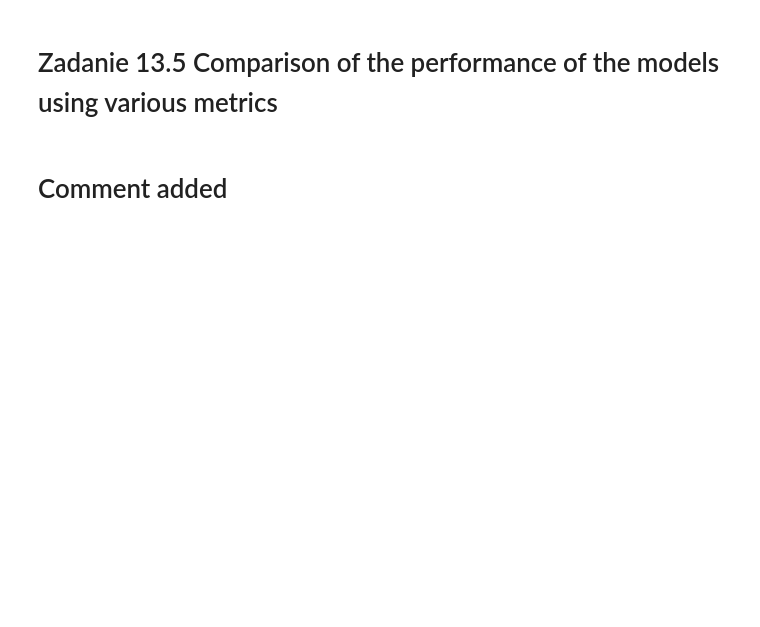
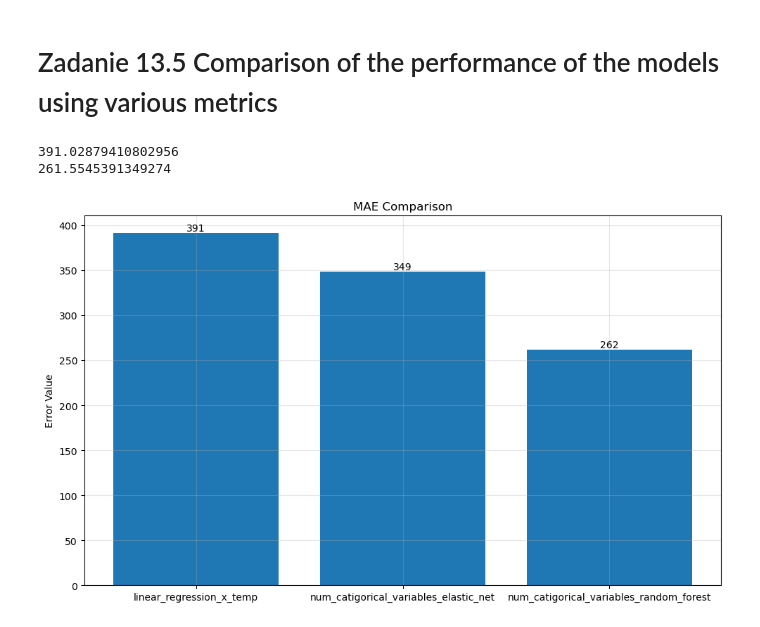
Before and after one commit to Wiktor-ML/Modul_13, a Jupyter notebook: Zadanie_13_5.ipynb, the cells around one changed output. Cells and saved outputs as stored; diff of their text form; code cells hidden in the pictures; blank space fills up the shorter version.

Commit message:
Added metrics comparison

```diff
--- a/Zadanie_13_5.ipynb
+++ b/Zadanie_13_5.ipynb
@@ -356,7 +356,8 @@ NameError: name 'y_train' is not defined
 # %%
 from sklearn.metrics import mean_absolute_error
 print(f'Train MAE: {mean_absolute_error(y_train, y_predict_train)}')
-print(f'Test MAE: {mean_absolute_error(y_test, y_predict_test)}')
+MAE_lr_x_temp_train = mean_absolute_error(y_test, y_predict_test)
+print(f'Test MAE: {MAE_lr_x_temp_train}')
 # %% [output]
 Train MAE: 404.8339599752615
 Test MAE: 391.02879410802956
@@ -709,4 +716,9 @@ print(f'RMSE: {np.sqrt(mean_squared_error(y_test, predictions))}')
 Najlepsze hiperparametry: {'preprocessor__num__polynomialfeatures__degree': 1, 'regressor__alpha': 0.1, 'regressor__l1_ratio': 0.4}
 
 RMSE: 483.9379418443879
+# %%
+MAE_num_catigorical_variables_Elastic_Net = mean_absolute_error(y_test, predictions)
+MAPE_num_catigorical_variables_Elastic_Net = mean_absolute_percentage_error(y_test, predictions)
+MSE_num_catigorical_variables_Elastic_Net = mean_squared_error(y_test, predictions)
+RMSE_num_catigorical_variables_Elastic_Net  = sqrt(mean_squared_error(y_test, predictions))
 # %% [markdown]
@@ -838,4 +852,36 @@ plt.show()
+# %%
+MAE_num_catigorical_variables_Random_Forest = mean_absolute_error(y_test, predictions)
+MAPE_num_catigorical_variables_Random_Forest = mean_absolute_percentage_error(y_test,predictions)
+MSE_num_catigorical_variables_Random_Forest = mean_squared_error(y_test, predictions)
+RMSE_num_catigorical_variables_Random_Forest  = sqrt(mean_squared_error(y_test, predictions))
 # %% [markdown]
 # Zadanie 13.5 Comparison of the performance of the models using various metrics
-# %% [markdown]
-# Comment added
+# %%
+print(MAE_lr_x_temp_train)
+print(MAE_num_catigorical_variables_Random_Forest)
+# %% [output]
+391.02879410802956
+261.5545391349274
+# %%
+import matplotlib.pyplot as plt
+
+metrics = {
+   'linear_regression_x_temp': MAE_lr_x_temp_train,
+   'num_catigorical_variables_elastic_net': MAE_num_catigorical_variables_Elastic_Net,
+   'num_catigorical_variables_random_forest': MAE_num_catigorical_variables_Random_Forest,
+}
+
+plt.figure(figsize=(10, 6))
+bars = plt.bar(metrics.keys(), metrics.values())
+for bar in bars:
+   height = bar.get_height()
+   plt.text(bar.get_x() + bar.get_width()/2., height,
+            f'{height:.0f}',
+            ha='center', va='bottom')
+plt.title('MAE Comparison')
+plt.ylabel('Error Value')
+plt.grid(True, alpha=0.3)
+plt.tight_layout()
+plt.show()
+# %% [output]
+[figure, added]
```
Also changed, not shown: parts of 8 cells of this notebook.
